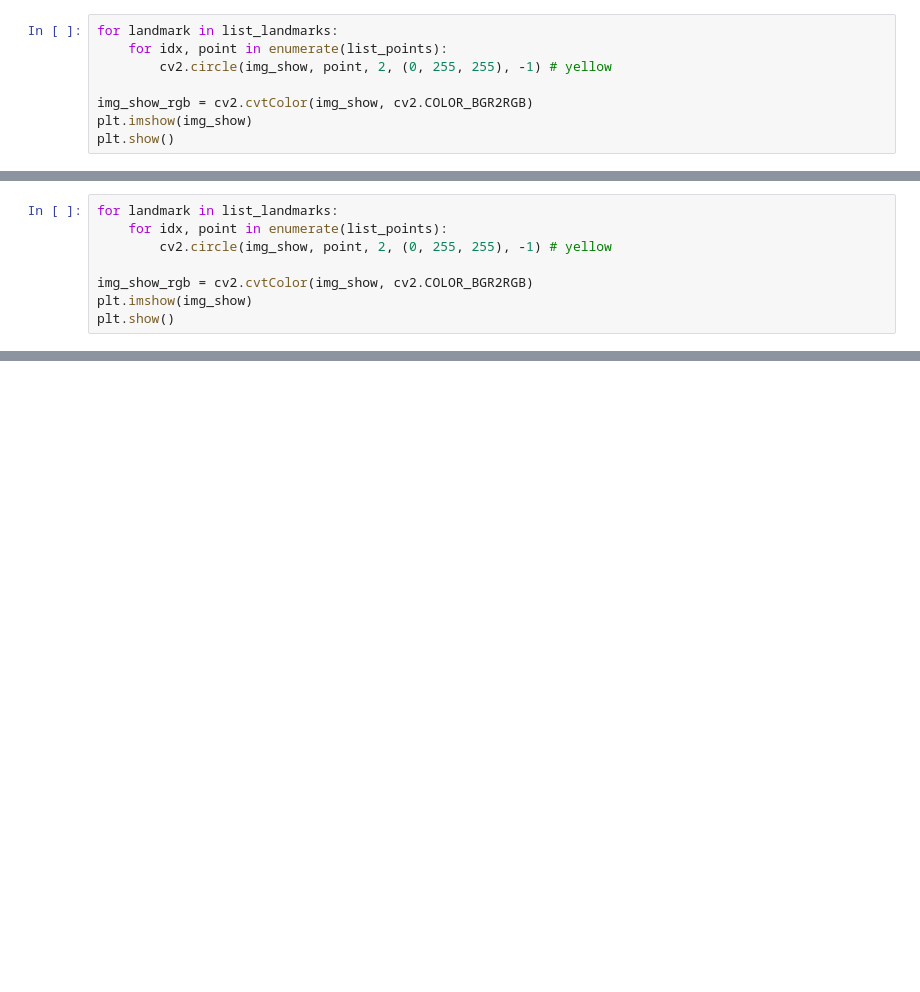
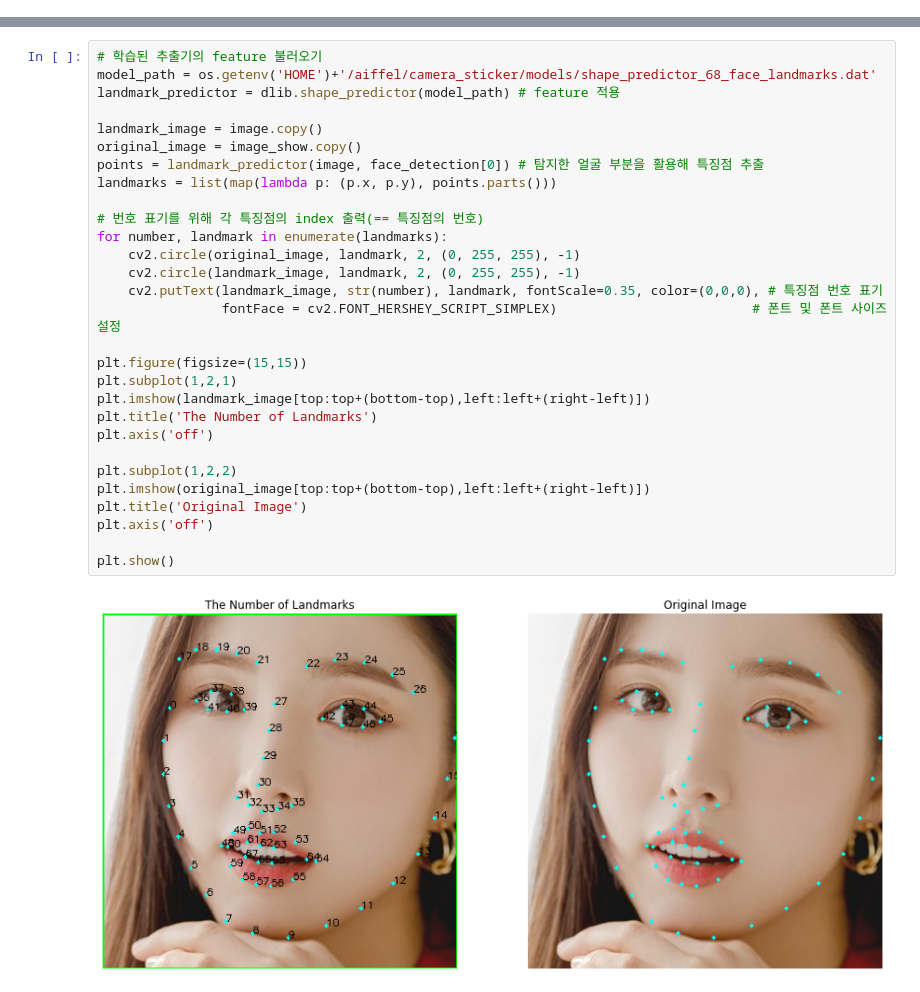
Before and after one commit to gjustin40/AIFFEL-Project, a Jupyter notebook: Node-Project3-Cat_Sticker.ipynb, the cells around one changed output, grey strips where cells are left out. Drawn from its saved outputs; the diff is of its cells as text; blank space fills up the shorter version.

```diff
--- a/Node-Project3-Cat_Sticker.ipynb
+++ b/Node-Project3-Cat_Sticker.ipynb
@@ -348,8 +0,0 @@ rectangles[[(118, 204) (504, 590)]]
-# %%
-for landmark in list_landmarks:
-    for idx, point in enumerate(list_points):
-        cv2.circle(img_show, point, 2, (0, 255, 255), -1) # yellow
-
-img_show_rgb = cv2.cvtColor(img_show, cv2.COLOR_BGR2RGB)
-plt.imshow(img_show)
-plt.show()
@@ -410,8 +0,0 @@ print(len(list_landmarks[0]))
-# %%
-for landmark in list_landmarks:
-    for idx, point in enumerate(list_points):
-        cv2.circle(img_show, point, 2, (0, 255, 255), -1) # yellow
-
-img_show_rgb = cv2.cvtColor(img_show, cv2.COLOR_BGR2RGB)
-plt.imshow(img_show)
-plt.show()
@@ -419,0 +95,31 @@ plt.show()
+# %%
+# 학습된 추출기의 feature 불러오기
+model_path = os.getenv('HOME')+'/aiffel/camera_sticker/models/shape_predictor_68_face_landmarks.dat'
+landmark_predictor = dlib.shape_predictor(model_path) # feature 적용
+
+landmark_image = image.copy()
+original_image = image_show.copy()
+points = landmark_predictor(image, face_detection[0]) # 탐지한 얼굴 부분을 활용해 특징점 추출
+landmarks = list(map(lambda p: (p.x, p.y), points.parts()))
+
+# 번호 표기를 위해 각 특징점의 index 출력(== 특징점의 번호)
+for number, landmark in enumerate(landmarks):
+    cv2.circle(original_image, landmark, 2, (0, 255, 255), -1)
+    cv2.circle(landmark_image, landmark, 2, (0, 255, 255), -1)
+    cv2.putText(landmark_image, str(number), landmark, fontScale=0.35, color=(0,0,0), # 특징점 번호 표기
+                fontFace = cv2.FONT_HERSHEY_SCRIPT_SIMPLEX)                         # 폰트 및 폰트 사이즈 설정
+
+plt.figure(figsize=(15,15))
+plt.subplot(1,2,1)
+plt.imshow(landmark_image[top:top+(bottom-top),left:left+(right-left)])
+plt.title('The Number of Landmarks')
+plt.axis('off')
+
+plt.subplot(1,2,2)
+plt.imshow(original_image[top:top+(bottom-top),left:left+(right-left)])
+plt.title('Original Image')
+plt.axis('off')
+
+plt.show()
+# %% [output]
+[figure, added]
```
Also changed, not shown: parts of 90 cells of this notebook.
